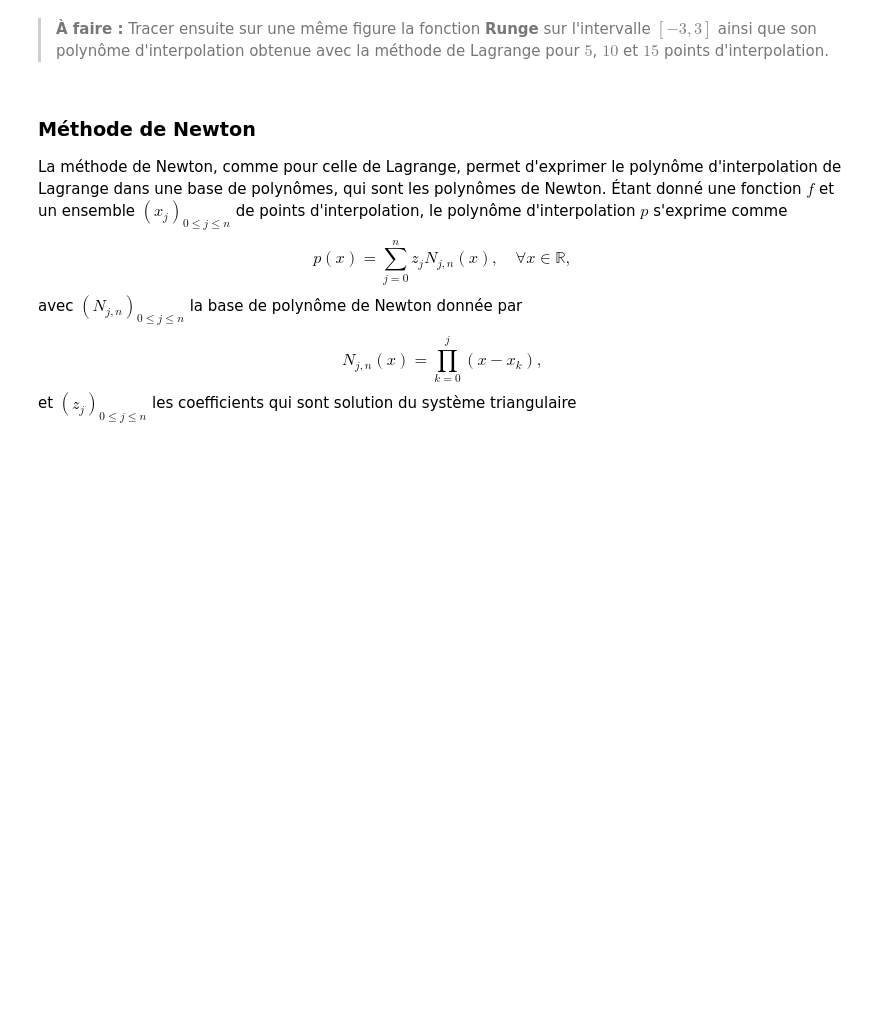
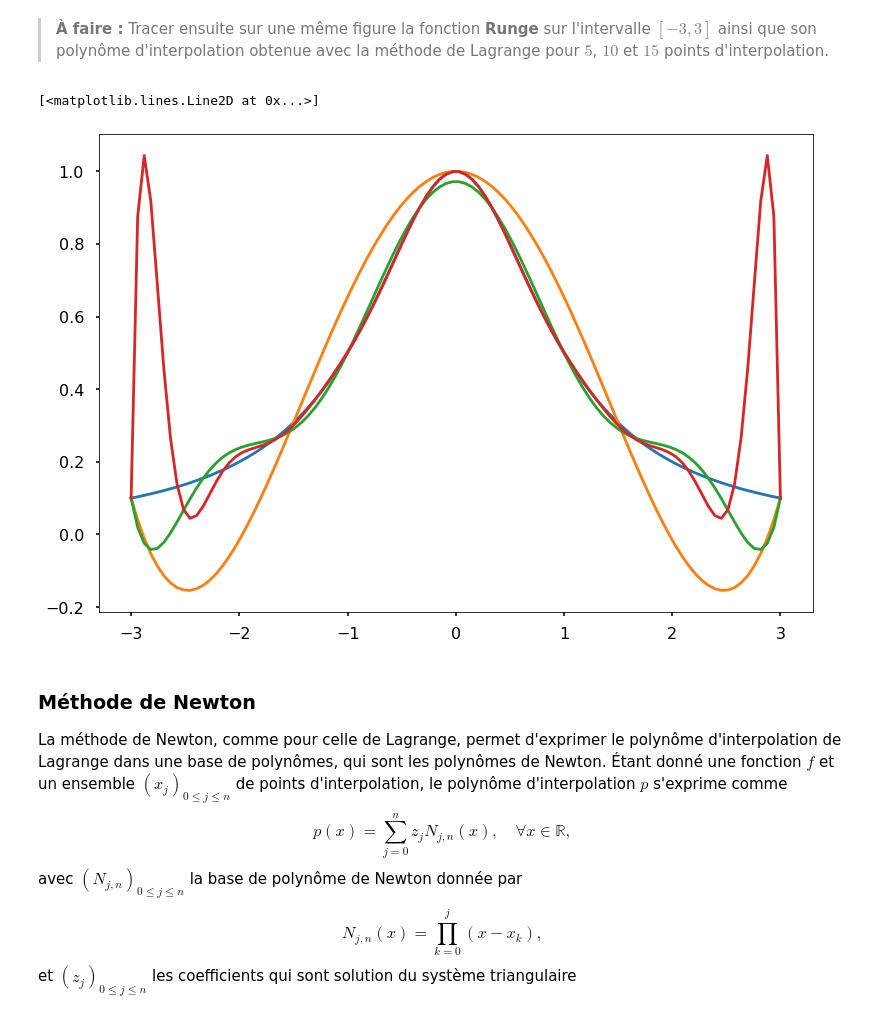
Before and after one commit to Mstrdav/TP_AN_OPTI, a Jupyter notebook: TP3_Notebook.ipynb, the cells around one changed output. Drawn from its saved outputs; the diff is of its cells as text; code cells hidden in the pictures; blank space fills up the shorter version.

```diff
--- a/TP3_Notebook.ipynb
+++ b/TP3_Notebook.ipynb
@@ -90,11 +99,33 @@ $$
  >**À faire :** Écrire une fonction **Methode_Lagrange** qui implémente la méthode précédente avec en arguments d'entrée un vecteur $x\_interp$ de points d'interpolation et un vecteur $x$ de points d'abscisse. Cette fonction returnera la matrice $L$ dont chaque colonne correspond au vecteur $\ell_i = L_{i,n}(x)$.
 
 On obtient alors le vecteur  $y = p(x)$ grâce au produit matrice-vecteur $y = Lz$ où $z = f(x\_interp)$. Le produit matrice-vecteur peut se faire grâce à la fonction **np.dot**.
-# %%
-def Methode_Lagrange(x_interp,x):
-    return L
+# %%
+def Methode_Lagrange(x_interp,x):
+    y = []
+    for i in range(len(x_interp)):
+        p = 1
+        for j in range(len(x_interp)):
+            if i != j:
+                p = p * (x - x_interp[j])/(x_interp[i] - x_interp[j])
+
+        y.append(p)
+
+    return np.transpose(np.array(y))
 # %% [markdown]
  >**À faire :** Tracer ensuite sur une même figure la fonction **Runge** sur l'intervalle $[-3,3]$ ainsi que son polynôme d'interpolation obtenue avec la méthode de Lagrange pour $5$, $10$ et $15$ points d'interpolation.
+# %%
+y1 = np.dot(Methode_Lagrange(Interp_Equi(-3,3,5), x), Runge(Interp_Equi(-3,3,5)))
+y2 = np.dot(Methode_Lagrange(Interp_Equi(-3,3,10), x), Runge(Interp_Equi(-3,3,10)))
+y3 = np.dot(Methode_Lagrange(Interp_Equi(-3,3,15), x), Runge(Interp_Equi(-3,3,15)))
+
+
+plt.plot(x, Runge(x), label='actual')
+plt.plot(x, y1, label='fit')
+plt.plot(x, y2, label='fit2')
+plt.plot(x, y3, label='fit3')
+# %% [output]
+[<matplotlib.lines.Line2D at 0x...>]
+[figure, added]
 # %% [markdown]
 ### Méthode de Newton
 
```
Also changed, not shown: parts of 4 cells of this notebook, 1 other file.
